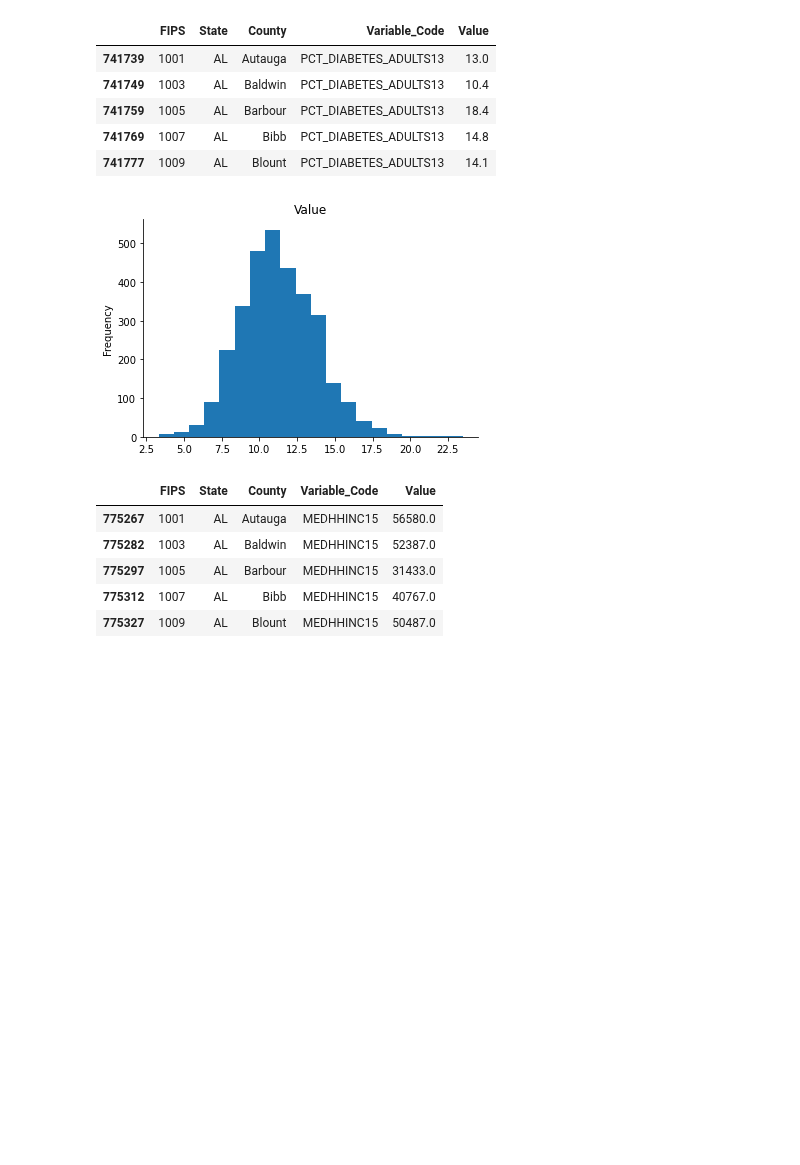
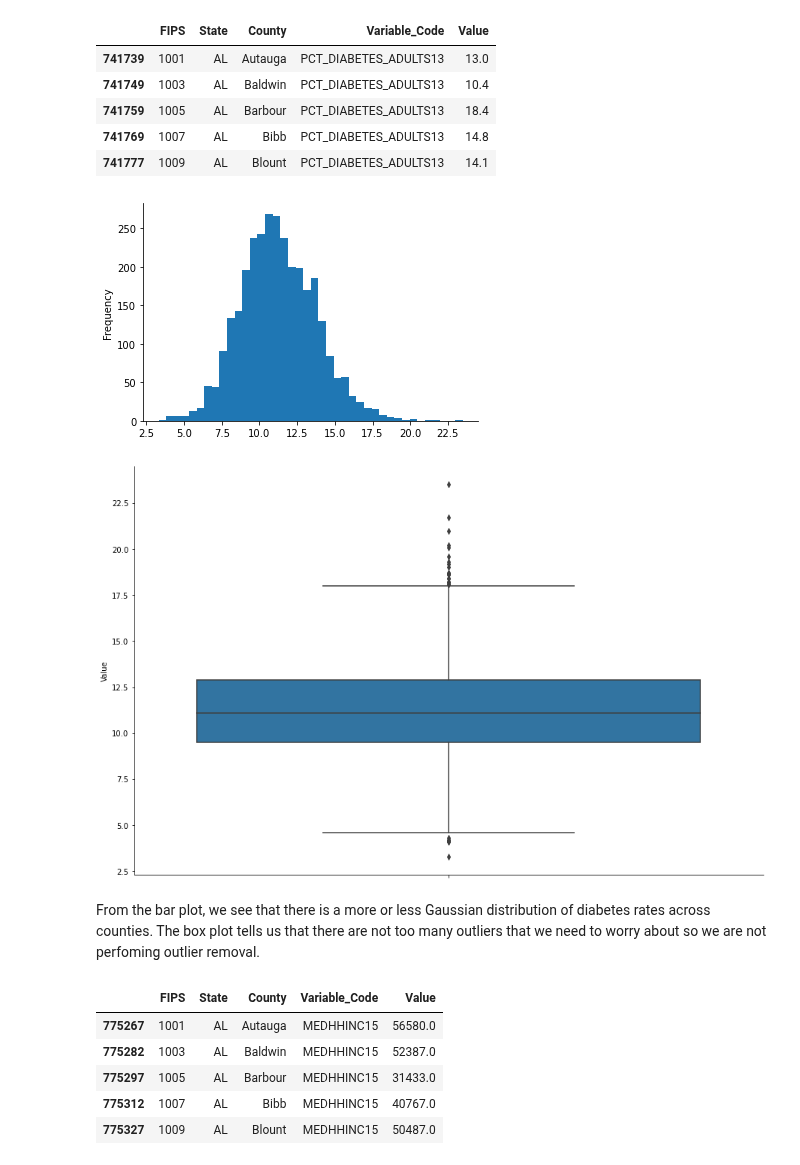
Before and after one commit to edwin815/diabetes_analysis, a Jupyter notebook: FinalProject_Group132_WI24.ipynb, the cells around one changed output. Saved outputs shown, nothing was run; the diff lists cells and outputs as text; code cells hidden in the pictures; blank space fills up the shorter version.

```diff
--- a/FinalProject_Group132_WI24.ipynb
+++ b/FinalProject_Group132_WI24.ipynb
@@ -881,14 +901,21 @@ diabetes_df.head()
 | 741759 | 1005 | AL | Barbour | PCT_DIABETES_ADULTS13 | 18.4 |
 | 741769 | 1007 | AL | Bibb | PCT_DIABETES_ADULTS13 | 14.8 |
 | 741777 | 1009 | AL | Blount | PCT_DIABETES_ADULTS13 | 14.1 |
-# %%
-# @title Value
-
-from matplotlib import pyplot as plt
-diabetes_df['Value'].plot(kind='hist', bins=20, title='Value')
-plt.gca().spines[['top', 'right',]].set_visible(False)
-# %% [output]
-[figure, removed]
+# %%
+diabetes_df['Value'].plot(kind='hist', bins=40)
+plt.gca().spines[['top', 'right',]].set_visible(False)
+
+plt.figure(figsize=(15, 10))
+sns.boxplot(data=diabetes_df, y='Value')
+plt.ylabel('Value')
+plt.gca().spines['top'].set_visible(False)
+plt.gca().spines['right'].set_visible(False)
+plt.show()
+# %% [output]
+[figure, added]
+[figure, added]
+# %% [markdown]
+From the bar plot, we see that there is a more or less Gaussian distribution of diabetes rates across counties. The box plot tells us that there are not too many outliers that we need to worry about so we are not perfoming outlier removal.
 # %%
 income_df.head()
 # %% [output]
```
Also changed, not shown: parts of 29 cells of this notebook.
